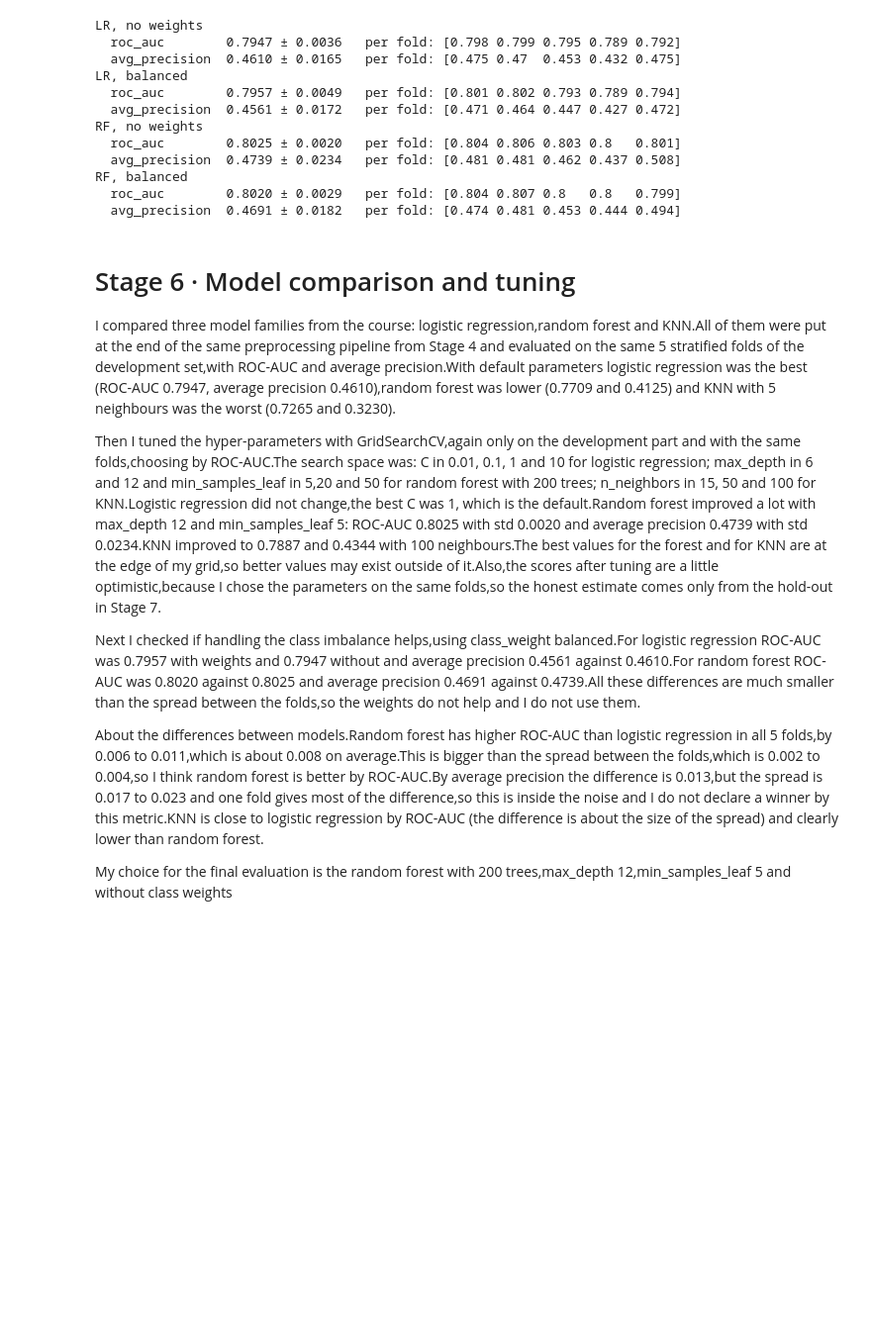
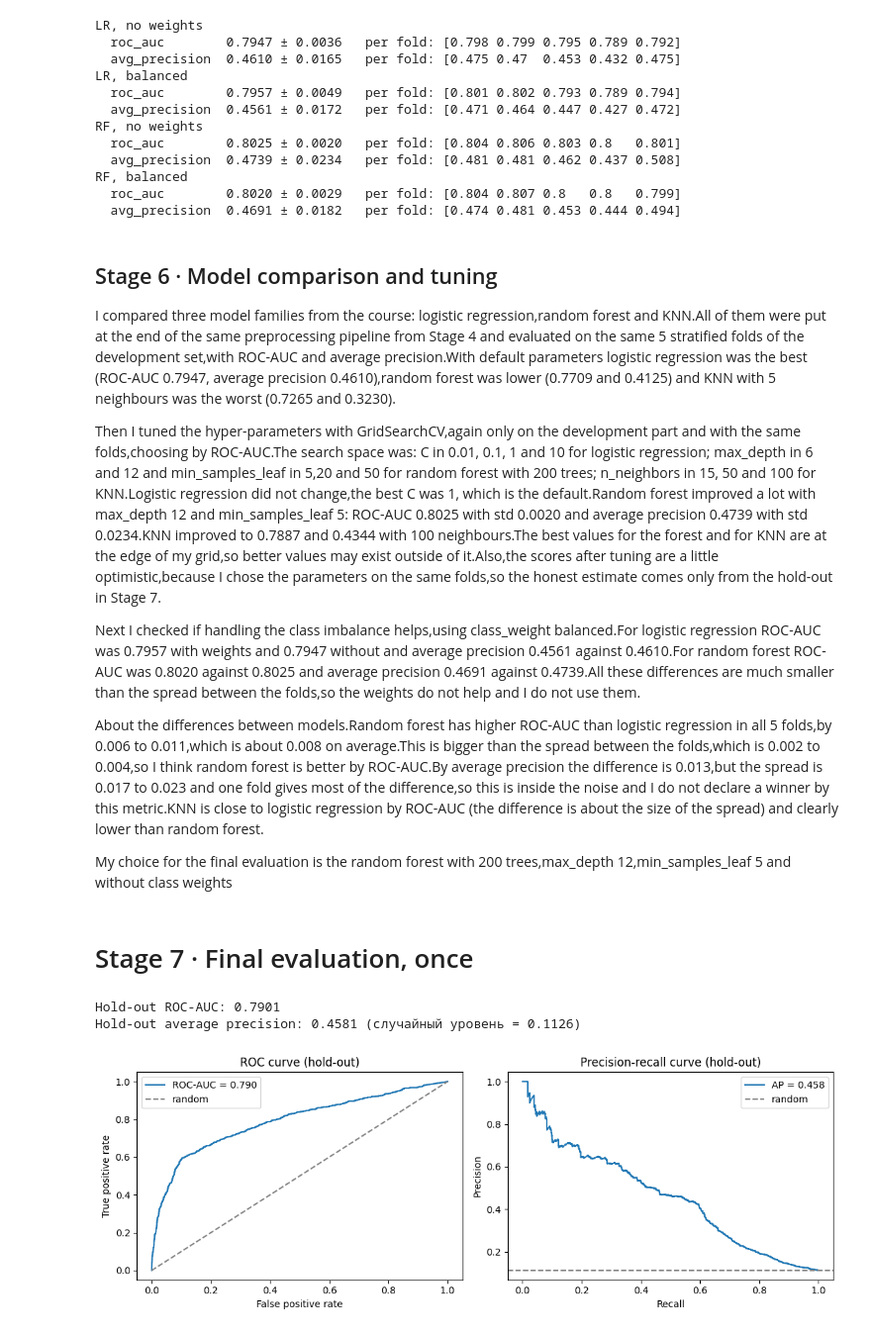
Before and after one commit to ShakenbaevD/SHAKENBAYEV_ML_task_3, a Jupyter notebook: shakenbayev_task3.ipynb, the cells around one changed output. Shown at 99% size. Saved outputs shown, nothing was run; the diff lists cells and outputs as text; code cells hidden in the pictures; blank space fills up the shorter version.

Commit message:
Stage 7: final evaluation on hold-out

```diff
--- a/shakenbayev_task3.ipynb
+++ b/shakenbayev_task3.ipynb
@@ -393,7 +393,7 @@ RF, balanced
   roc_auc        0.8020 ± 0.0029   per fold: [0.804 0.807 0.8   0.8   0.799]
   avg_precision  0.4691 ± 0.0182   per fold: [0.474 0.481 0.453 0.444 0.494]
 # %% [markdown]
-# Stage 6 · Model comparison and tuning
+## Stage 6 · Model comparison and tuning
 
 I compared three model families from the course: logistic regression,random forest and KNN.All of them were put at the end of the same preprocessing pipeline from Stage 4 and evaluated on the same 5 stratified folds of the development set,with ROC-AUC and average precision.With default parameters logistic regression was the best (ROC-AUC 0.7947, average precision 0.4610),random forest was lower (0.7709 and 0.4125) and KNN with 5 neighbours was the worst (0.7265 and 0.3230).
 
@@ -404,3 +404,41 @@ Next I checked if handling the class imbalance helps,using class_weight balanced
 About the differences between models.Random forest has higher ROC-AUC than logistic regression in all 5 folds,by 0.006 to 0.011,which is about 0.008 on average.This is bigger than the spread between the folds,which is 0.002 to 0.004,so I think random forest is better by ROC-AUC.By average precision the difference is 0.013,but the spread is 0.017 to 0.023 and one fold gives most of the difference,so this is inside the noise and I do not declare a winner by this metric.KNN is close to logistic regression by ROC-AUC (the difference is about the size of the spread) and clearly lower than random forest.
 
 My choice for the final evaluation is the random forest with 200 trees,max_depth 12,min_samples_leaf 5 and without class weights
+# %% [markdown]
+# Stage 7 · Final evaluation, once
+# %%
+from sklearn.metrics import (roc_auc_score, average_precision_score,
+                             roc_curve, precision_recall_curve, confusion_matrix)
+import matplotlib.pyplot as plt
+
+final_model = make_pipe("flag", RandomForestClassifier(
+    n_estimators=200, max_depth=12, min_samples_leaf=5,
+    random_state=SEED, n_jobs=-1))
+final_model.fit(X_dev, y_dev)
+scores = final_model.predict_proba(X_hold)[:, 1]
+y_true = y_hold.values
+
+auc = roc_auc_score(y_true, scores)
+ap = average_precision_score(y_true, scores)
+print(f"Hold-out ROC-AUC: {auc:.4f}")
+print(f"Hold-out average precision: {ap:.4f} (случайный уровень = {y_true.mean():.4f})")
+# %% [output]
+Hold-out ROC-AUC: 0.7901
+Hold-out average precision: 0.4581 (случайный уровень = 0.1126)
+# %%
+fpr, tpr, _ = roc_curve(y_true, scores)
+prec, rec, _ = precision_recall_curve(y_true, scores)
+
+fig, ax = plt.subplots(1, 2, figsize=(11, 4))
+ax[0].plot(fpr, tpr, label=f"ROC-AUC = {auc:.3f}")
+ax[0].plot([0, 1], [0, 1], "--", color="gray", label="random")
+ax[0].set_xlabel("False positive rate"); ax[0].set_ylabel("True positive rate")
+ax[0].set_title("ROC curve (hold-out)"); ax[0].legend()
+
+ax[1].plot(rec, prec, label=f"AP = {ap:.3f}")
+ax[1].axhline(y_true.mean(), linestyle="--", color="gray", label="random")
+ax[1].set_xlabel("Recall"); ax[1].set_ylabel("Precision")
+ax[1].set_title("Precision-recall curve (hold-out)"); ax[1].legend()
+plt.tight_layout(); plt.show()
+# %% [output]
+[figure, added]
```
Also changed, not shown: parts of 3 cells of this notebook.
